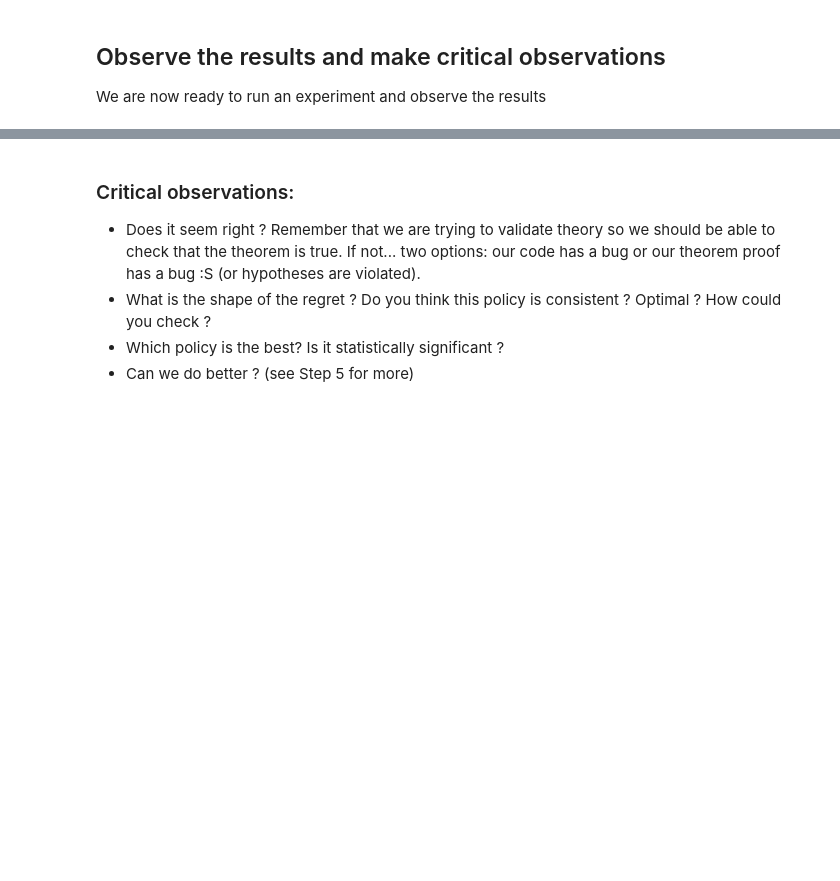
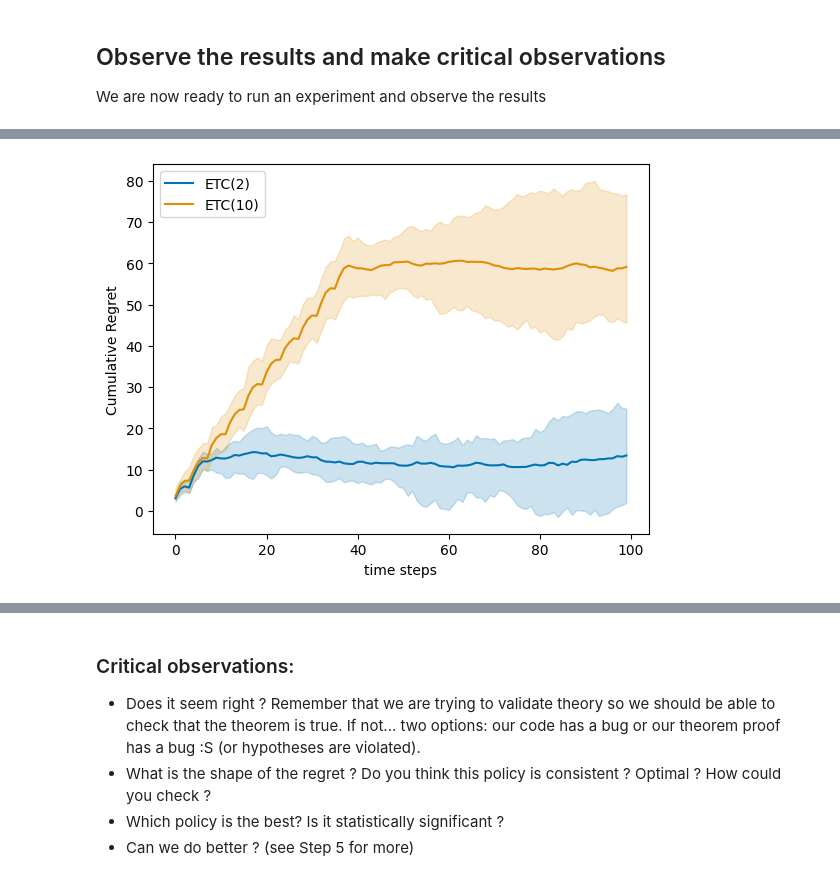
Before and after one commit to SahitiC/RL_course, a Jupyter notebook: Homework5/5_MultiArmedBandits.ipynb, the cells around one changed output, grey strips where cells are left out. Cells and saved outputs as stored; diff of their text form; code cells hidden in the pictures; blank space fills up the shorter version.

```diff
--- a/Homework5/5_MultiArmedBandits.ipynb
+++ b/Homework5/5_MultiArmedBandits.ipynb
@@ -243,0 +245,9 @@ plot_regret(firstregrets)
+# %%
+ETC02 = ETC(basicGaussianBandit, m=2)
+ETC10 = ETC(basicGaussianBandit, m=10)
+
+firstregrets = experiment(basicGaussianBandit, [ETC02, ETC10], Nmc=10, T=100)
+
+plot_regret(firstregrets)
+# %% [output]
+[figure, added]
```
Also changed, not shown: parts of 18 cells of this notebook.
